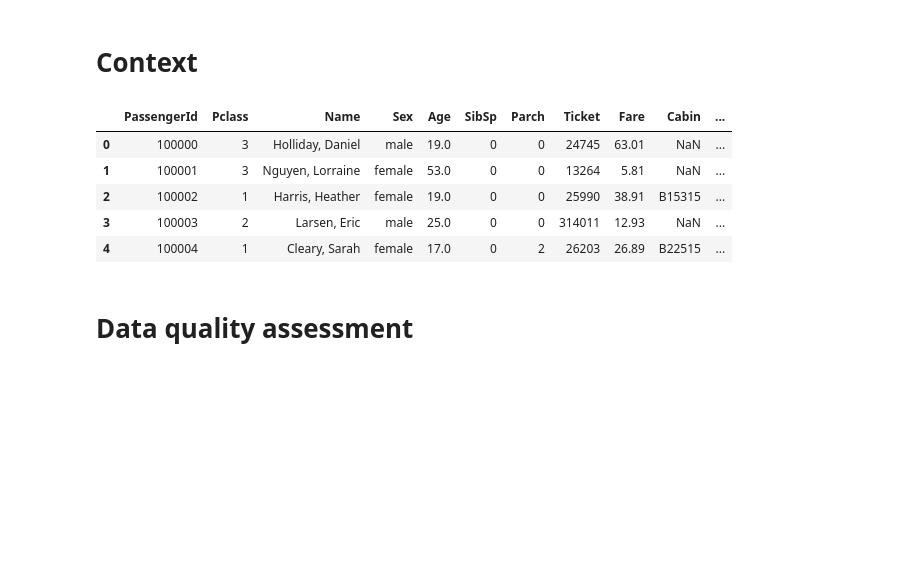
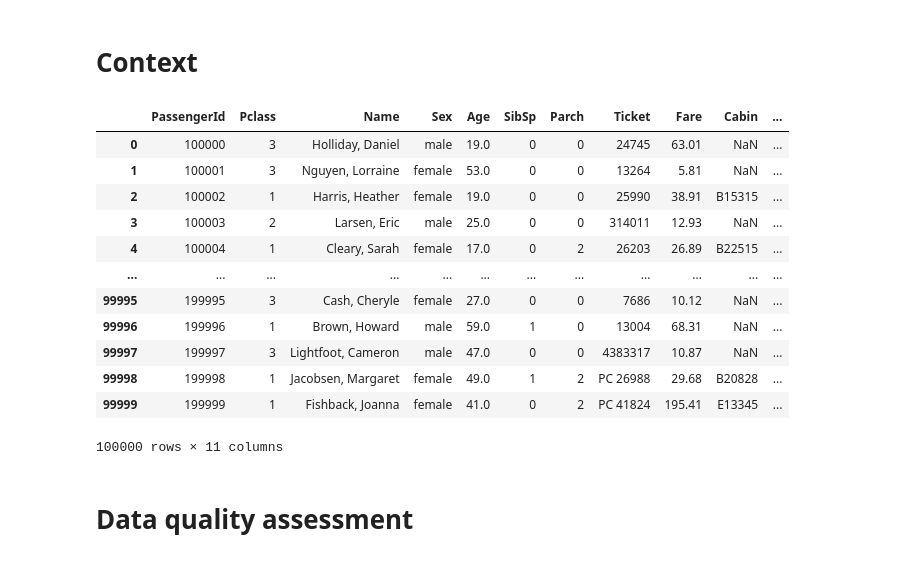
Before and after one commit to oduginov/ml-intro, a Jupyter notebook: 2_data_exploration/eda.ipynb, the cells around one changed output. Drawn from its saved outputs; the diff is of its cells as text; code cells hidden in the pictures; blank space fills up the shorter version.

```diff
--- a/2_data_exploration/eda.ipynb
+++ b/2_data_exploration/eda.ipynb
@@ -12,14 +12,21 @@ data = pd.concat([test, train])
 # %% [markdown]
 # Context
 # %%
-test.head()
+test
 # %% [output]
 |  | PassengerId | Pclass | Name | Sex | Age | SibSp | Parch | Ticket | Fare | Cabin | ... |
 | 0 | 100000 | 3 | Holliday, Daniel | male | 19.0 | 0 | 0 | 24745 | 63.01 | NaN | ... |
 | 1 | 100001 | 3 | Nguyen, Lorraine | female | 53.0 | 0 | 0 | 13264 | 5.81 | NaN | ... |
 | 2 | 100002 | 1 | Harris, Heather | female | 19.0 | 0 | 0 | 25990 | 38.91 | B15315 | ... |
 | 3 | 100003 | 2 | Larsen, Eric | male | 25.0 | 0 | 0 | 314011 | 12.93 | NaN | ... |
 | 4 | 100004 | 1 | Cleary, Sarah | female | 17.0 | 0 | 2 | 26203 | 26.89 | B22515 | ... |
+| ... | ... | ... | ... | ... | ... | ... | ... | ... | ... | ... | ... |
+| 99995 | 199995 | 3 | Cash, Cheryle | female | 27.0 | 0 | 0 | 7686 | 10.12 | NaN | ... |
+| 99996 | 199996 | 1 | Brown, Howard | male | 59.0 | 1 | 0 | 13004 | 68.31 | NaN | ... |
+| 99997 | 199997 | 3 | Lightfoot, Cameron | male | 47.0 | 0 | 0 | 4383317 | 10.87 | NaN | ... |
+| 99998 | 199998 | 1 | Jacobsen, Margaret | female | 49.0 | 1 | 2 | PC 26988 | 29.68 | B20828 | ... |
+| 99999 | 199999 | 1 | Fishback, Joanna | female | 41.0 | 0 | 2 | PC 41824 | 195.41 | E13345 | ... |
+100000 rows × 11 columns
 # %% [markdown]
 # Data quality assessment
 # %% [markdown]
```
Also changed, not shown: parts of 25 cells of this notebook.
